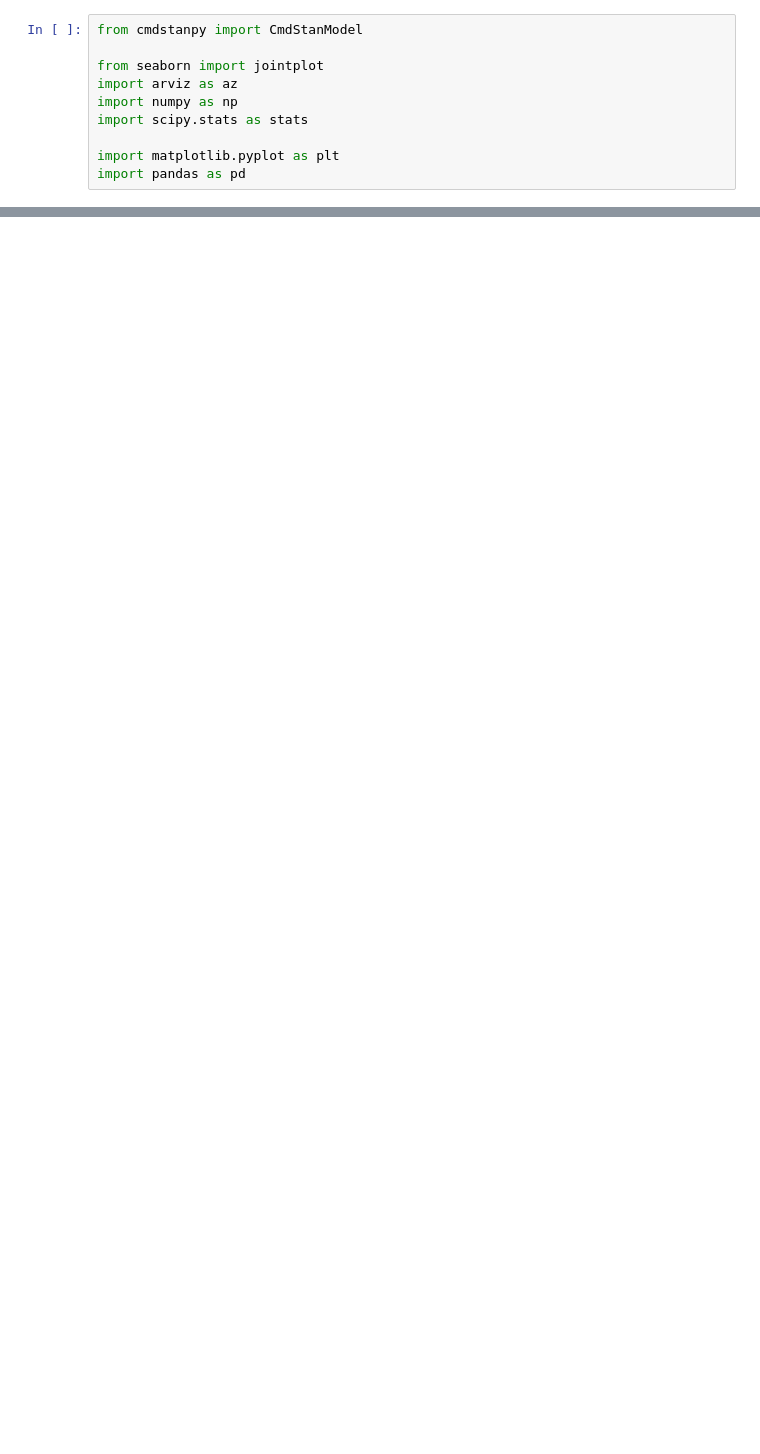
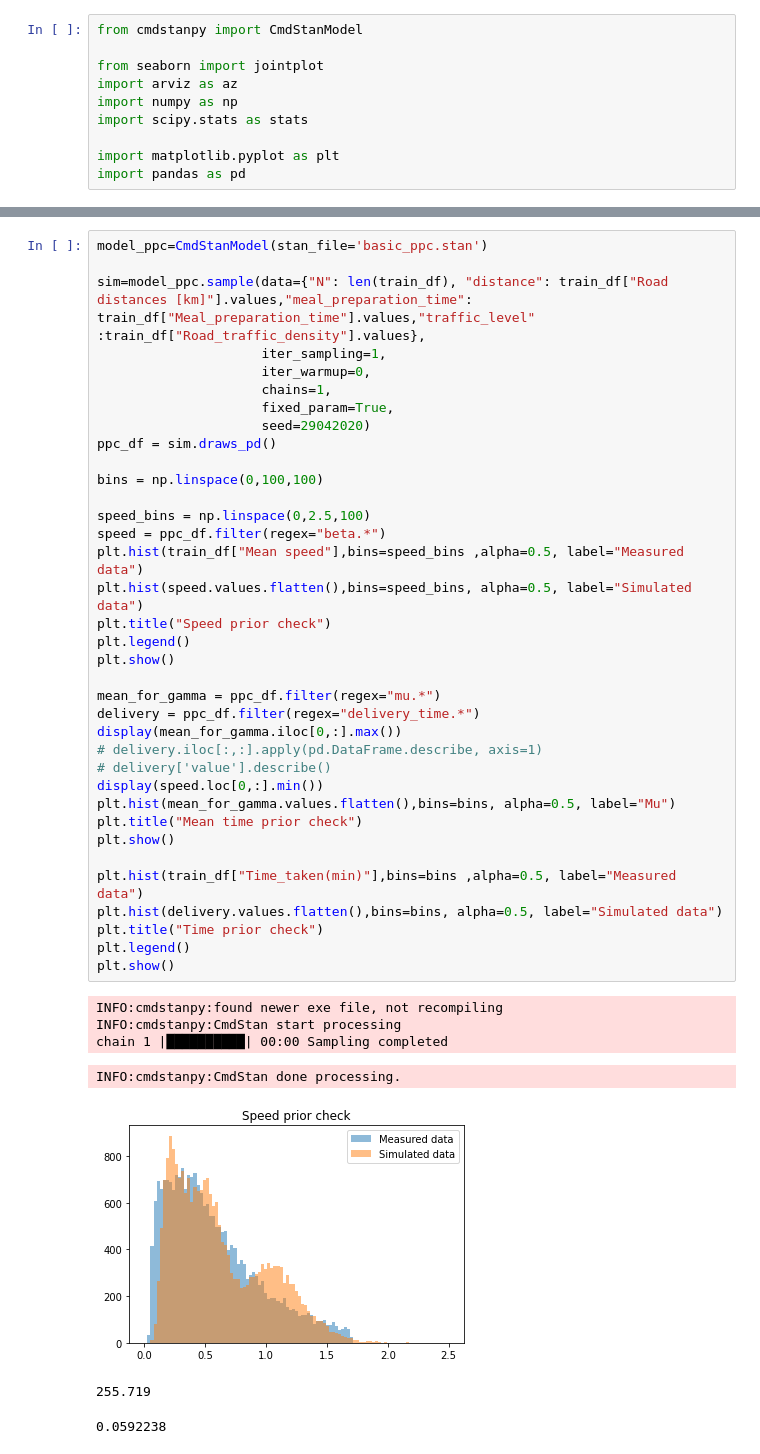
Before and after one commit to justynagibas/data_analytics_project, a Jupyter notebook: basic_model.ipynb, the cells around one changed output, grey strips where cells are left out. Saved outputs shown, nothing was run; the diff lists cells and outputs as text; blank space fills up the shorter version.

```diff
--- a/basic_model.ipynb
+++ b/basic_model.ipynb
@@ -53,0 +43,44 @@ INFO:cmdstanpy:CmdStan done processing.
+# %%
+model_ppc=CmdStanModel(stan_file='basic_ppc.stan')
+
+sim=model_ppc.sample(data={"N": len(train_df), "distance": train_df["Road distances [km]"].values,"meal_preparation_time": train_df["Meal_preparation_time"].values,"traffic_level" :train_df["Road_traffic_density"].values},
+                     iter_sampling=1,
+                     iter_warmup=0,
+                     chains=1,
+                     fixed_param=True,
+                     seed=29042020)
+ppc_df = sim.draws_pd()
+
+bins = np.linspace(0,100,100)
+
+speed_bins = np.linspace(0,2.5,100)
+speed = ppc_df.filter(regex="beta.*")
+plt.hist(train_df["Mean speed"],bins=speed_bins ,alpha=0.5, label="Measured data")
+plt.hist(speed.values.flatten(),bins=speed_bins, alpha=0.5, label="Simulated data")
+plt.title("Speed prior check")
+plt.legend()
+plt.show()
+
+mean_for_gamma = ppc_df.filter(regex="mu.*")
+delivery = ppc_df.filter(regex="delivery_time.*")
+display(mean_for_gamma.iloc[0,:].max())
+# delivery.iloc[:,:].apply(pd.DataFrame.describe, axis=1)
+# delivery['value'].describe()
+display(speed.loc[0,:].min())
+plt.hist(mean_for_gamma.values.flatten(),bins=bins, alpha=0.5, label="Mu")
+plt.title("Mean time prior check")
+plt.show()
+
+plt.hist(train_df["Time_taken(min)"],bins=bins ,alpha=0.5, label="Measured data")
+plt.hist(delivery.values.flatten(),bins=bins, alpha=0.5, label="Simulated data")
+plt.title("Time prior check")
+plt.legend()
+plt.show()
+# %% [output]
+INFO:cmdstanpy:found newer exe file, not recompiling
+INFO:cmdstanpy:CmdStan start processing
+chain 1 |██████████| 00:00 Sampling completed
+INFO:cmdstanpy:CmdStan done processing.
+[figure, added]
+255.719
+0.0592238
```
Also changed, not shown: parts of 8 cells of this notebook, 6 other files.
